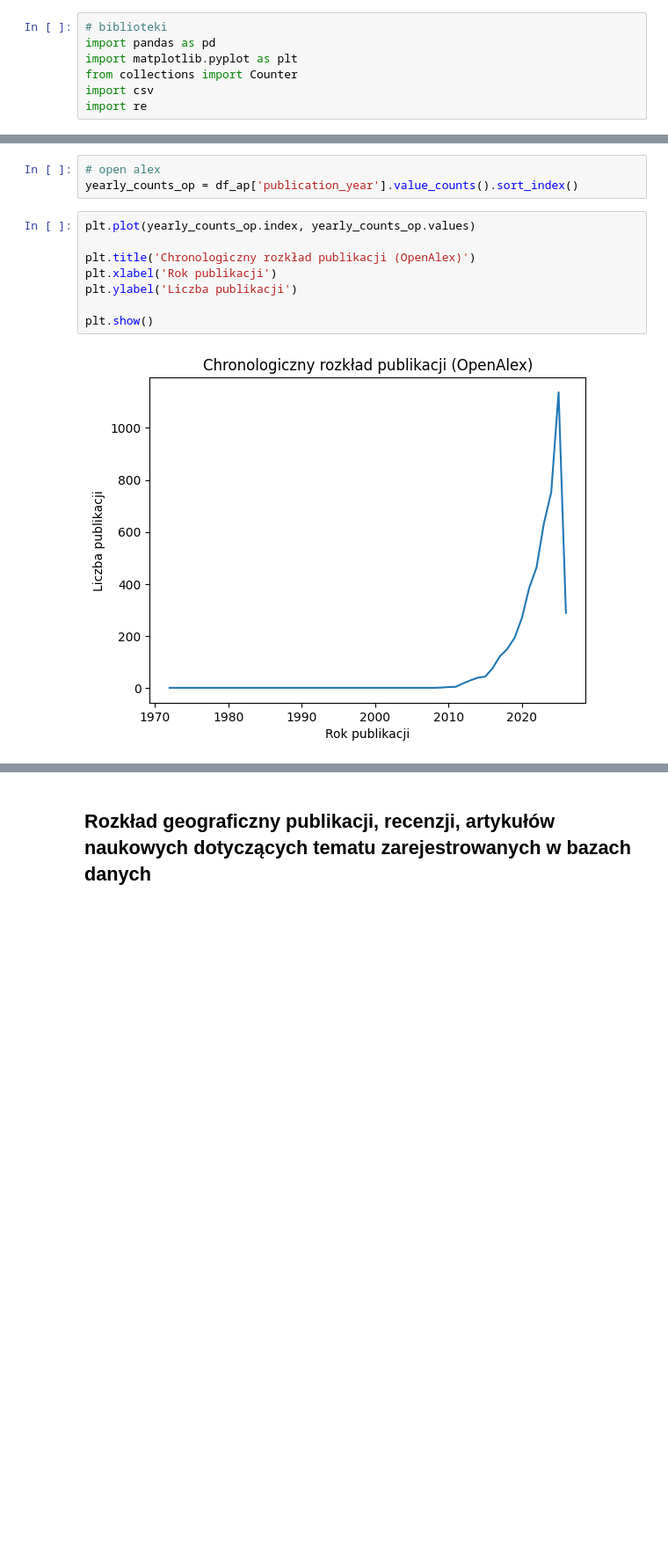
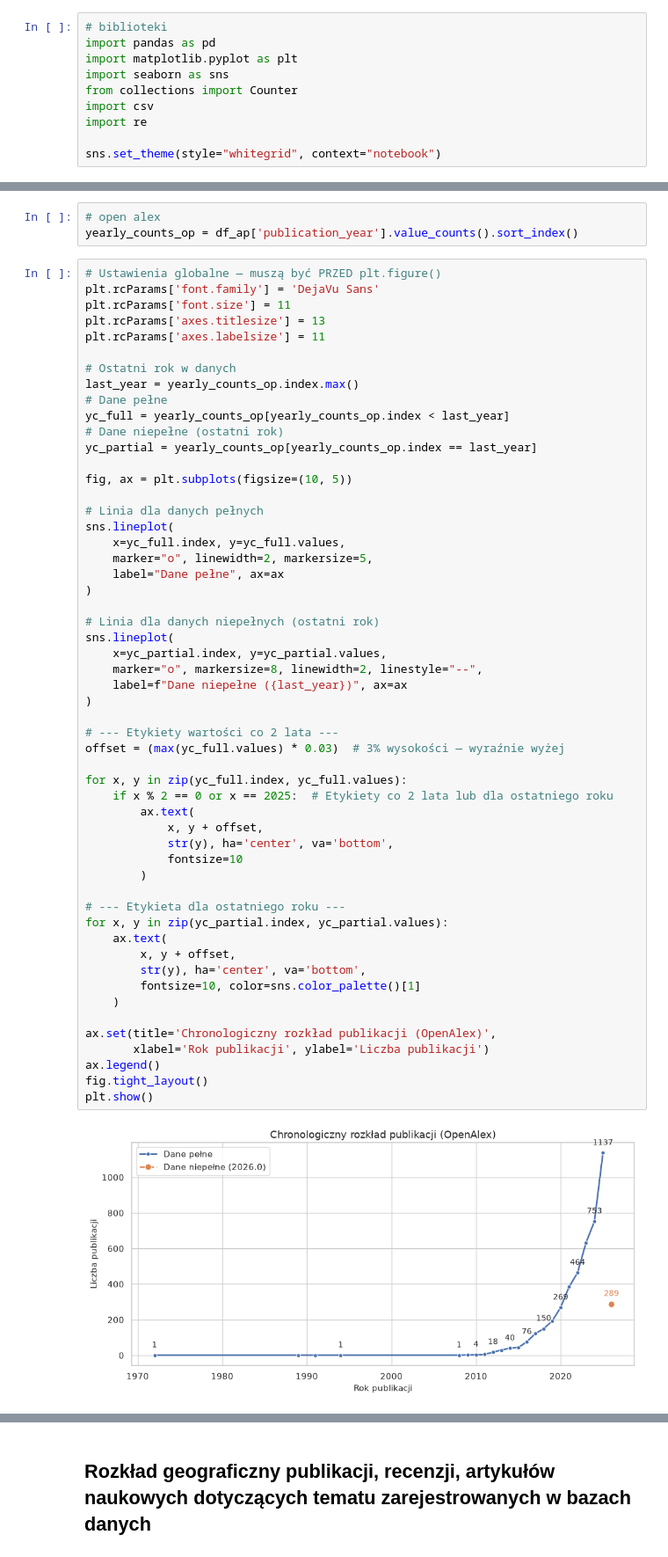
Before and after one commit to agatagera/Advances-in-research-on-the-use-of-large-language-models-in-social-media-analysis, a Jupyter notebook: analiza.ipynb, the cells around one changed output, grey strips where cells are left out. Shown at 88% size. Saved outputs shown, nothing was run; the diff lists cells and outputs as text; blank space fills up the shorter version.

Commit message:
Aktualizacja plików w branchu seaborn

```diff
--- a/analiza.ipynb
+++ b/analiza.ipynb
@@ -2,9 +4,12 @@
 # biblioteki
 import pandas as pd
 import matplotlib.pyplot as plt
+import seaborn as sns
 from collections import Counter
 import csv
 import re
+
+sns.set_theme(style="whitegrid", context="notebook")
 # %% [markdown]
 ##  Tworzenie datasetów
 # %%
@@ -180,13 +185,59 @@ df_wos.head()
 # open alex
 yearly_counts_op = df_ap['publication_year'].value_counts().sort_index()
 # %%
-plt.plot(yearly_counts_op.index, yearly_counts_op.values)
+# Ustawienia globalne — muszą być PRZED plt.figure()
+plt.rcParams['font.family'] = 'DejaVu Sans'
+plt.rcParams['font.size'] = 11
+plt.rcParams['axes.titlesize'] = 13
+plt.rcParams['axes.labelsize'] = 11
 
-plt.title('Chronologiczny rozkład publikacji (OpenAlex)')
-plt.xlabel('Rok publikacji')
-plt.ylabel('Liczba publikacji')
+# Ostatni rok w danych
+last_year = yearly_counts_op.index.max()
+# Dane pełne
+yc_full = yearly_counts_op[yearly_counts_op.index < last_year]
+# Dane niepełne (ostatni rok)
+yc_partial = yearly_counts_op[yearly_counts_op.index == last_year]
 
+fig, ax = plt.subplots(figsize=(10, 5))
+
+# Linia dla danych pełnych
+sns.lineplot(
+    x=yc_full.index, y=yc_full.values,
+    marker="o", linewidth=2, markersize=5,
+    label="Dane pełne", ax=ax
+)
+
+# Linia dla danych niepełnych (ostatni rok)
+sns.lineplot(
+    x=yc_partial.index, y=yc_partial.values,
+    marker="o", markersize=8, linewidth=2, linestyle="--",
+    label=f"Dane niepełne ({last_year})", ax=ax
+)
+
+# --- Etykiety wartości co 2 lata ---
+offset = (max(yc_full.values) * 0.03)  # 3% wysokości — wyraźnie wyżej
+
+for x, y in zip(yc_full.index, yc_full.values):
+    if x % 2 == 0 or x == 2025:  # Etykiety co 2 lata lub dla ostatniego roku
+        ax.text(
+            x, y + offset,
+            str(y), ha='center', va='bottom',
+            fontsize=10
+        )
+
+# --- Etykieta dla ostatniego roku ---
+for x, y in zip(yc_partial.index, yc_partial.values):
+    ax.text(
+        x, y + offset,
+        str(y), ha='center', va='bottom',
+        fontsize=10, color=sns.color_palette()[1]
+    )
+
+ax.set(title='Chronologiczny rozkład publikacji (OpenAlex)',
+       xlabel='Rok publikacji', ylabel='Liczba publikacji')
+ax.legend()
+fig.tight_layout()
 plt.show()
 # %% [output]
-[figure, old version]
+[figure, new version]
 # %%
```
Also changed, not shown: parts of 24 cells of this notebook, 2 other files.
